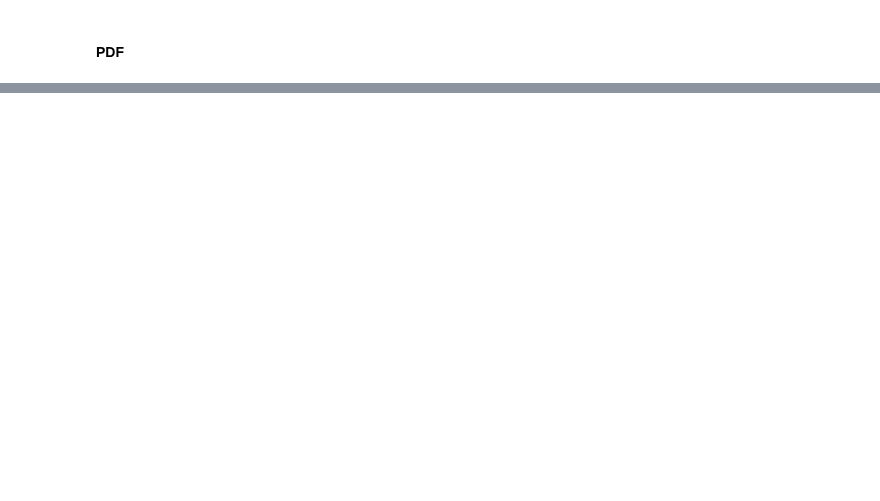
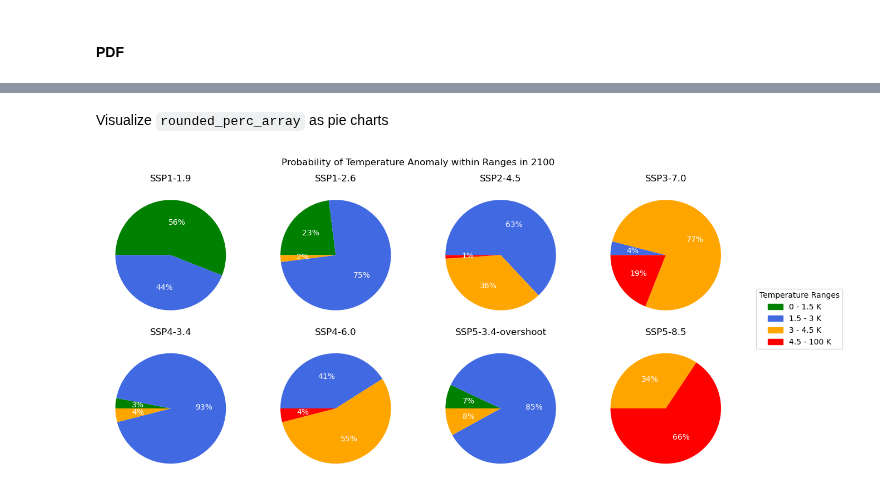
Before and after one commit to ericasimon16/woodwell_internship, a Jupyter notebook: parameter_ensemble.ipynb, the cells around one changed output, grey strips where cells are left out. Cells and saved outputs as stored; diff of their text form; code cells hidden in the pictures; blank space fills up the shorter version.

```diff
--- a/parameter_ensemble.ipynb
+++ b/parameter_ensemble.ipynb
@@ -606,0 +627,17 @@ plt.xlim(0)
+# %%
+ranges = [(0, 1.5), (1.5, 3), (3, 4.5), (4.5, 100)]
+
+# Create a new DataArray to store the percents
+perc_array = xr.DataArray(np.zeros((len(ranges), len(eoc_temp.scenario))), dims=('range', 'scenario'))
+
+# Count values in each range for each scenario
+for i, (low, high) in enumerate(ranges):
+    perc_array[i, :] = ((eoc_temp >= low) & (eoc_temp <= high)).sum(dim='config') / 1001
+
+# Assign names to coordinates
+perc_array = perc_array.assign_coords(scenario=eoc_temp.scenario.values)
+perc_array = perc_array.assign_coords(range=[f'{low} - {high} K' for (low, high) in ranges])
+# perc_array = perc_array.rename({'4.5 - 100 K': '4.5+ K'}, inplace=True)
+
+rounded_perc_array = perc_array.round(decimals=2)
+rounded_perc_array
@@ -606,0 +653,35 @@ plt.xlim(0)
+# %% [markdown]
+Visualize `rounded_perc_array` as pie charts
+# %%
+pie_colors = {
+    "0 - 1.5 K": "green",
+    "1.5 - 3 K": "royalblue",
+    "3 - 4.5 K": "orange",
+    "4.5 - 100 K": "red",
+}
+
+labels = rounded_perc_array.range.values
+
+fig, ax = plt.subplots(2, 4, figsize=(12, 6))
+
+for i, scenario in enumerate(scenarios):
+    curr_array = rounded_perc_array.sel(scenario=scenario)
+    # we want to get rid of any ranges with 0% occurence, as this aren't relevant for a pie chart
+    non_zero_percs = [value for value in curr_array.values if value != 0]
+    non_zero_labels = [f'{label}' for label in labels if curr_array.sel(range=label) != 0]
+    colors = [pie_colors[label] for label in labels if curr_array.sel(range=label) != 0]
+
+    r, c = divmod(i, 4)
+
+    ax[r, c].pie(non_zero_percs, autopct='%1.f%%', colors=colors, startangle=180, counterclock=False, textprops=dict(color="w"))
+    ax[r, c].set_title(fancy_titles[scenarios[i]])
+
+fig.legend(handles=patches,
+          title="Temperature Ranges",
+          loc="center left",
+          bbox_to_anchor=(1, 0, 0.5, 1))
+
+fig.suptitle('Probability of Temperature Anomaly within Ranges in 2100')
+fig.tight_layout()
+# %% [output]
+[figure, added]
```
Also changed, not shown: parts of 10 cells of this notebook.
